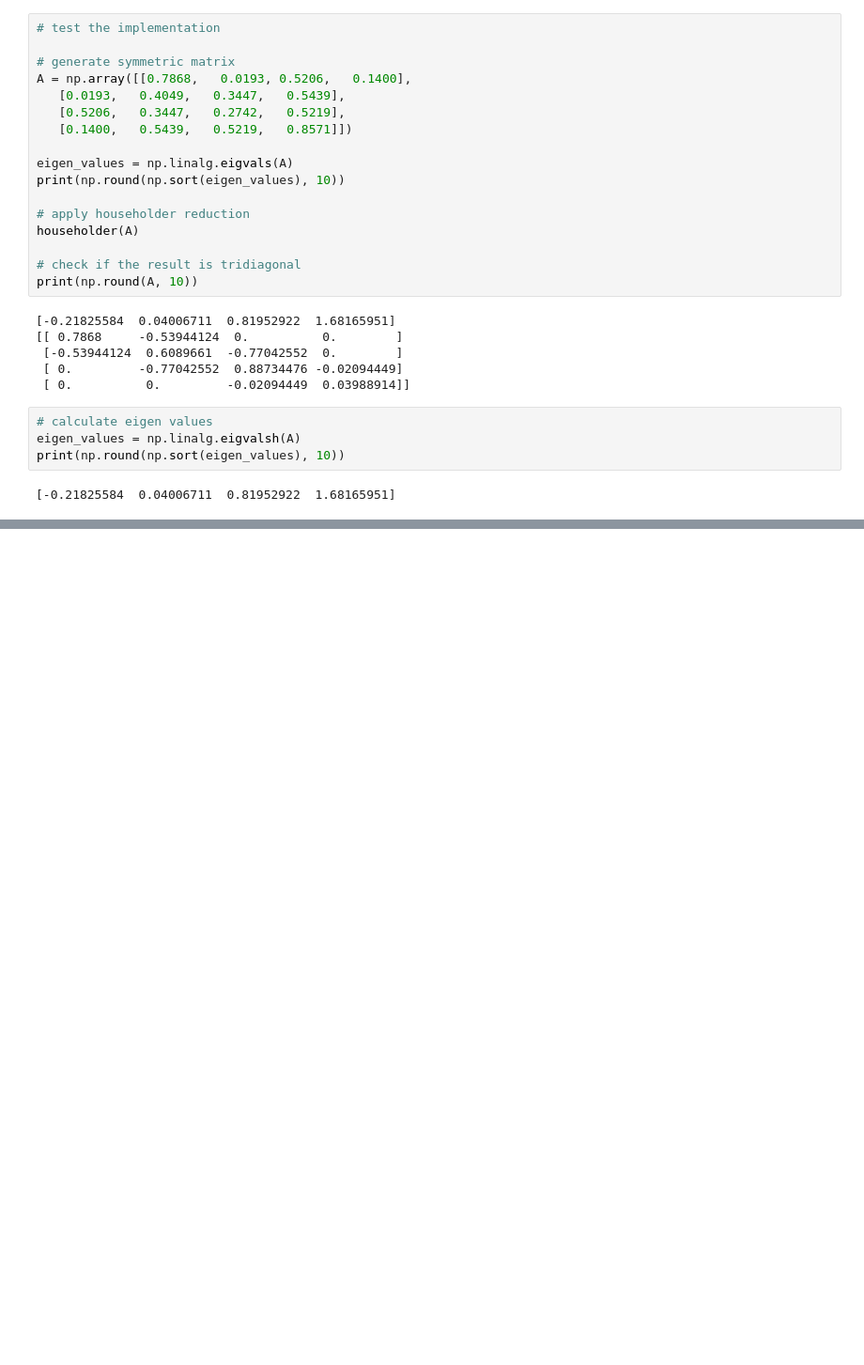
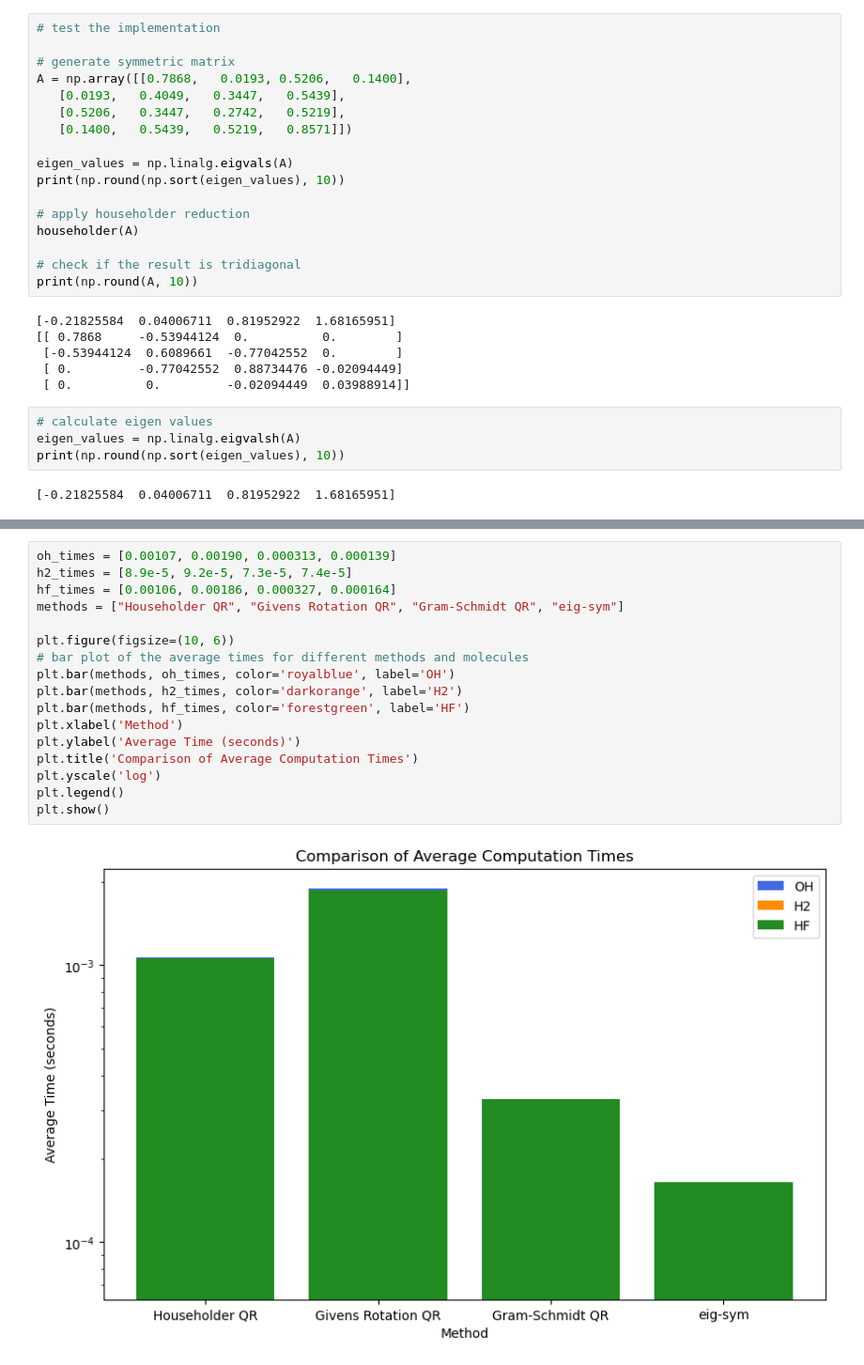
Before and after one commit to amarjilani/chem279_final, a Jupyter notebook: householder.ipynb, the cells around one changed output, grey strips where cells are left out. Shown: that part at 94% size. Drawn from its saved outputs; the diff is of its cells as text; blank space fills up the shorter version.

```diff
--- a/householder.ipynb
+++ b/householder.ipynb
@@ -67,0 +85,19 @@ print(np.round(np.sort(eigen_values), 10))
+# %%
+oh_times = [0.00107, 0.00190, 0.000313, 0.000139]
+h2_times = [8.9e-5, 9.2e-5, 7.3e-5, 7.4e-5]
+hf_times = [0.00106, 0.00186, 0.000327, 0.000164]
+methods = ["Householder QR", "Givens Rotation QR", "Gram-Schmidt QR", "eig-sym"]
+
+plt.figure(figsize=(10, 6))
+# bar plot of the average times for different methods and molecules
+plt.bar(methods, oh_times, color='royalblue', label='OH')
+plt.bar(methods, h2_times, color='darkorange', label='H2')
+plt.bar(methods, hf_times, color='forestgreen', label='HF')
+plt.xlabel('Method')
+plt.ylabel('Average Time (seconds)')
+plt.title('Comparison of Average Computation Times')
+plt.yscale('log')
+plt.legend()
+plt.show()
+# %% [output]
+[figure, added]
```
Also changed, not shown: parts of 5 cells of this notebook, 13 other files.
